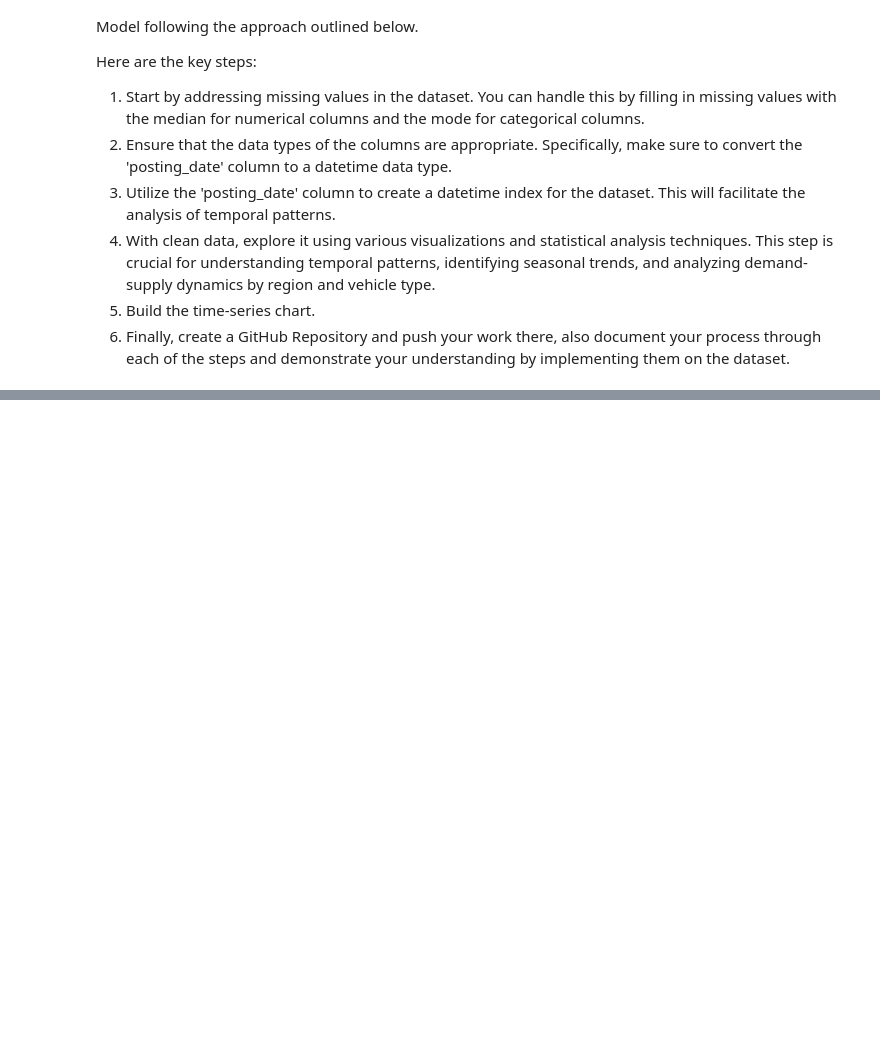
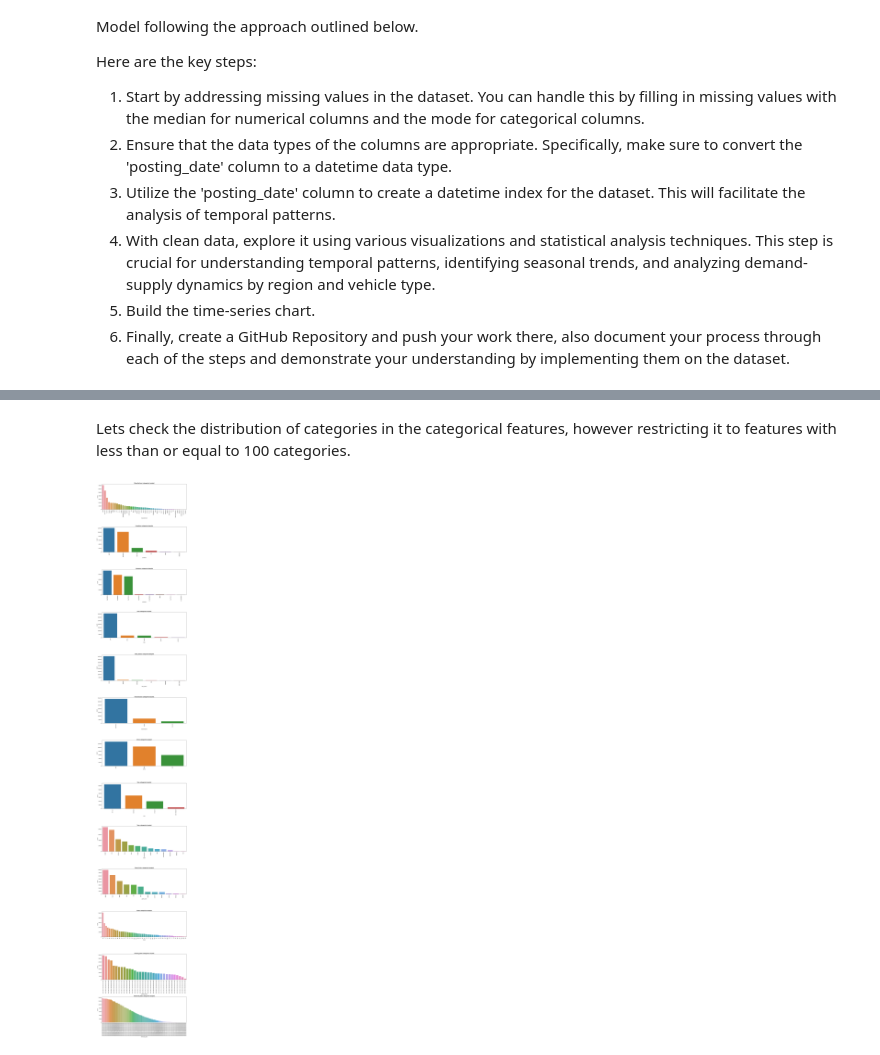
Before and after one commit to Nickimani/craigslist_used_vehicles_TSA, a Jupyter notebook: Code.ipynb, the cells around one changed output, grey strips where cells are left out. Cells and saved outputs as stored; diff of their text form; code cells hidden in the pictures; blank space fills up the shorter version.

```diff
--- a/Code.ipynb
+++ b/Code.ipynb
@@ -121,0 +172,27 @@ data.dropna(subset=['posting_date'], inplace=True)
+# %% [markdown]
+Lets check the distribution of categories in the categorical features, however restricting it to features with less than or equal to 100 categories.
+# %%
+cat_cols = data.select_dtypes(include='object').columns.to_list()
+cat_cols_less100 = [x if data[x].nunique() <= 100 else None for x in cat_cols]
+num_cols = data.select_dtypes(include=['int', 'float']).columns.to_list()
+# %%
+# Barplots for categorical features
+fig, ax = plt.subplots(figsize=(14, 5*len(cat_cols)), nrows=len(cat_cols)-4)
+index = 0
+for column in cat_cols:
+    dataframe = data[column]
+    if dataframe.nunique() <= 100 and column != None:
+        axis = ax[index]
+        col_value_counts = dataframe.value_counts()
+        sns.barplot(x=col_value_counts.index, y=col_value_counts, ax=axis)
+        axis.set_title(f"{column.title()} categories barplot", fontweight='bold')
+        axis.tick_params(axis='x', rotation=90)
+        index += 1
+
+    else:
+        pass
+
+fig.tight_layout()
+plt.show()
+# %% [output]
+[figure, added]
```
Also changed, not shown: parts of 78 cells of this notebook.
